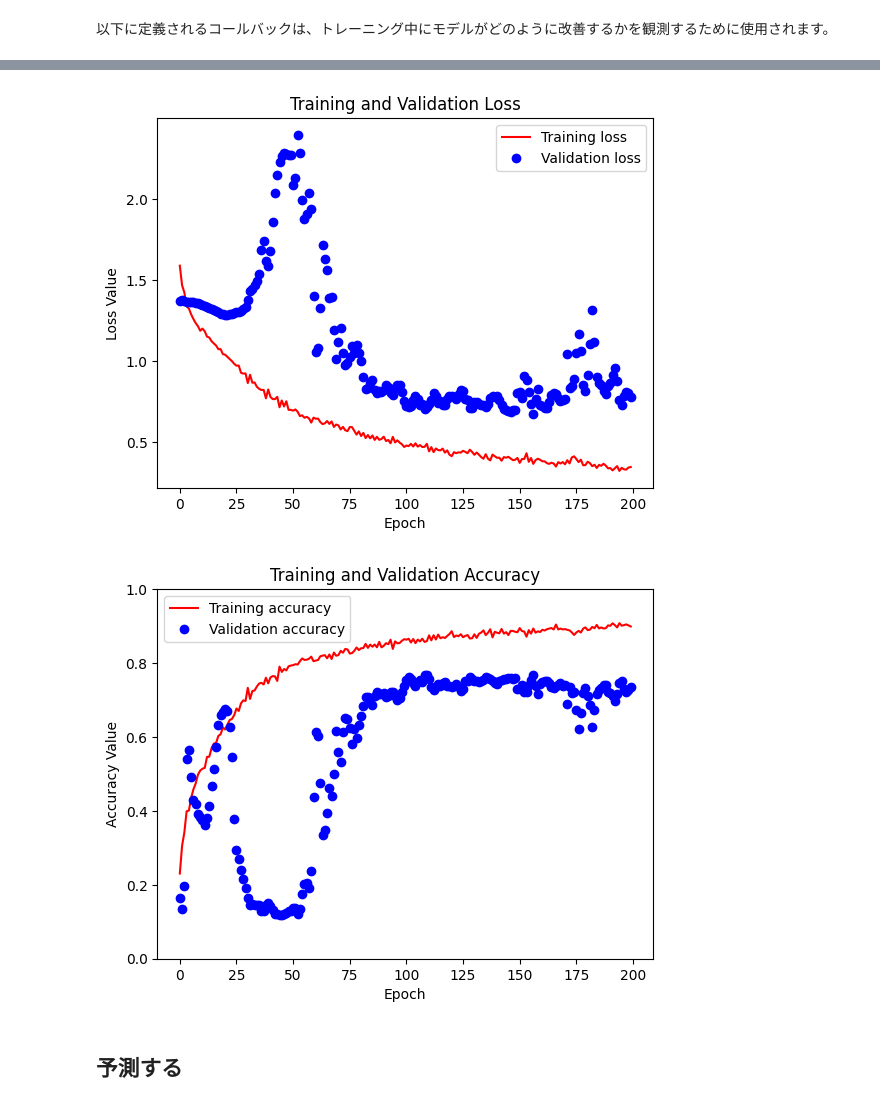
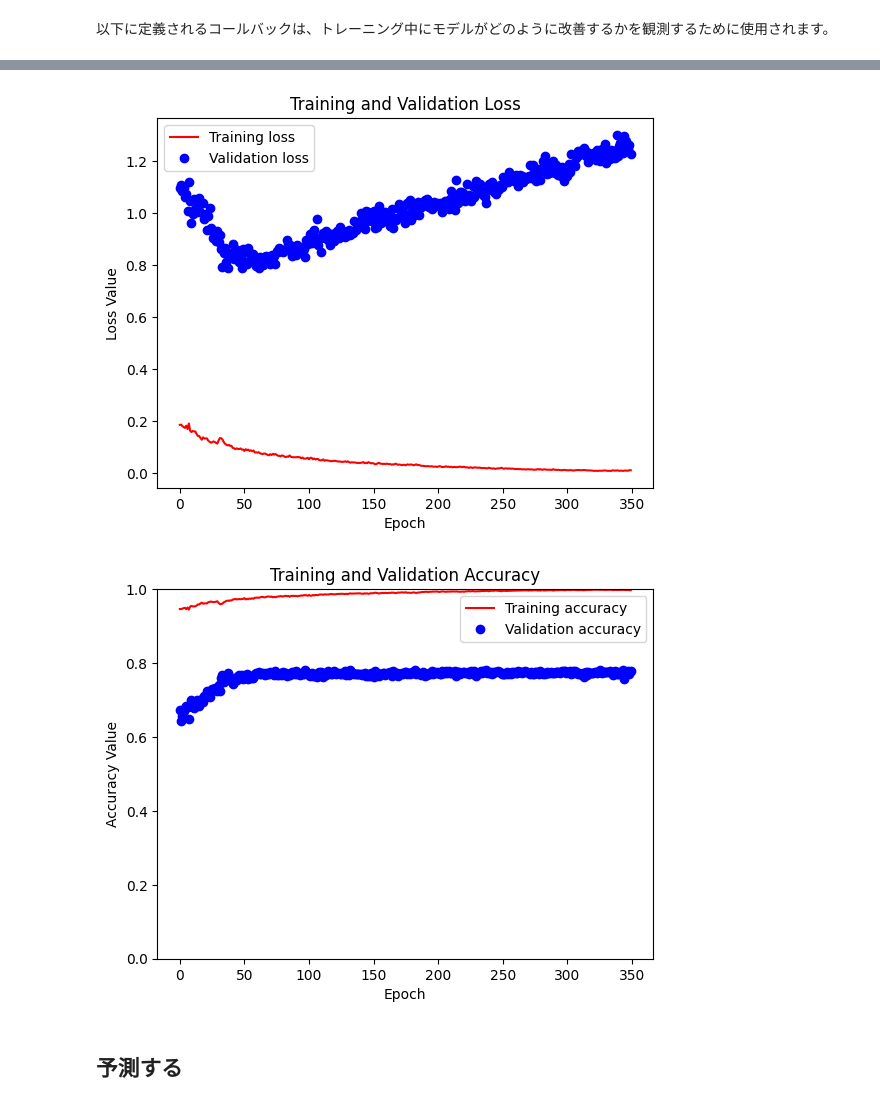
Before and after one commit to nagato0614/HoldsSegmentation, a Jupyter notebook: BoulderingSegment/hold_segment.ipynb, the cells around one changed output, grey strips where cells are left out. Drawn from its saved outputs; the diff is of its cells as text; code cells hidden in the pictures.

```diff
--- a/BoulderingSegment/hold_segment.ipynb
+++ b/BoulderingSegment/hold_segment.ipynb
@@ -681,7 +597,7 @@ def unet_model(output_channels: int):
 # %%
 # model = unet_model(output_channels=OUTPUT_CLASSES)
 model = UNet(OUTPUT_CLASSES)
-model.compile(optimizer=tf.keras.optimizers.Adam(learning_rate=0.00001),
+model.compile(optimizer=tf.keras.optimizers.Adam(learning_rate=0.0001),
               loss=tf.keras.losses.SparseCategoricalCrossentropy(
                   from_logits=False),
               metrics=['accuracy'])
@@ -694,21 +608,18 @@ def create_mask(pred_mask):
     pred_mask = tf.argmax(pred_mask, axis=-1)
     pred_mask = pred_mask[..., tf.newaxis]
     return pred_mask[0]
-# %%
-def show_predictions(dataset=None, num=1):
-    if dataset:
-        for image, mask in dataset.take(num):
-            # 画像にバッチ次元がない場合は追加する
-            if len(image.shape) == 3:
-                image = tf.expand_dims(image, axis=0)
-            pred_mask = model.predict(image)
-            display([image[0], mask[0], create_mask(pred_mask)])
-    else:
-        # sample_imageにバッチ次元がない場合は追加する
-        if len(sample_image.shape) == 3:
-            sample_image_batch = tf.expand_dims(sample_image, axis=0)
-        else:
-            sample_image_batch = sample_image
-        pred_mask = model.predict(sample_image_batch)
-        display([sample_image, sample_mask, create_mask(pred_mask)])
+# %%
+def show_predictions(num=1):
+    count = 0
+    for images, masks in test_batches.take(1):
+        for image, mask in zip(images, masks):
+            sample_image, sample_mask = image, mask
+            pred_input = tf.expand_dims(sample_image, axis=0)
+            pred_mask = model.predict(pred_input)
+
+            display([sample_image, sample_mask, create_mask(pred_mask)])
+
+            count += 1
+            if count == num:
+                break
 # %%
@@ -725,7 +641,7 @@ class DisplayCallback(tf.keras.callbacks.Callback):
         for k in self.params.keys():
             print(f"{k}: {self.params[k]}")
 # %%
-EPOCHS = 200
+EPOCHS = 400
 VAL_SUBSPLITS = 1
 VALIDATION_STEPS = max(len(test_images) // BATCH_SIZE // VAL_SUBSPLITS, 1)
 print(f"VALIDATION_STEPS: {VALIDATION_STEPS}")
@@ -748,25 +666,38 @@ steps: 6
 # %%
 loss = model_history.history['loss']
 val_loss = model_history.history['val_loss']
 
+x_size = min(350, len(loss))
+
+loss = loss[-x_size:]
+val_loss = val_loss[-x_size:]
+x = range(x_size)
+
 plt.figure()
-plt.plot(model_history.epoch, loss, 'r', label='Training loss')
-plt.plot(range(len(val_loss)), val_loss, 'bo', label='Validation loss')
+plt.plot(x, loss, 'r', label='Training loss')
+plt.plot(x, val_loss, 'bo', label='Validation loss')
 plt.title('Training and Validation Loss')
 plt.xlabel('Epoch')
 plt.ylabel('Loss Value')
 # plt.ylim([0, 1])
 plt.legend()
 plt.show()
 # %% [output]
-[figure, old version]
+[figure, new version]
 # %%
 acc = model_history.history['accuracy']
 val_acc = model_history.history['val_accuracy']
 
+x_size = min(350, len(loss))
+
+acc = acc[-x_size:]
+val_acc = val_acc[-x_size:]
+x = range(x_size)
+
+
 plt.figure()
-plt.plot(model_history.epoch, acc, 'r', label='Training accuracy')
-plt.plot(range(len(val_acc)), val_acc, 'bo', label='Validation accuracy')
+plt.plot(x, acc, 'r', label='Training accuracy')
+plt.plot(x, val_acc, 'bo', label='Validation accuracy')
 plt.title('Training and Validation Accuracy')
 plt.xlabel('Epoch')
 plt.ylabel('Accuracy Value')
@@ -774,7 +705,7 @@ plt.ylim([0, 1])
 plt.legend()
 plt.show()
 # %% [output]
-[figure, old version]
+[figure, new version]
 # %% [markdown]
 ## 予測する
 # %% [markdown]
```
Also changed, not shown: parts of 21 cells of this notebook, 8 other files.
